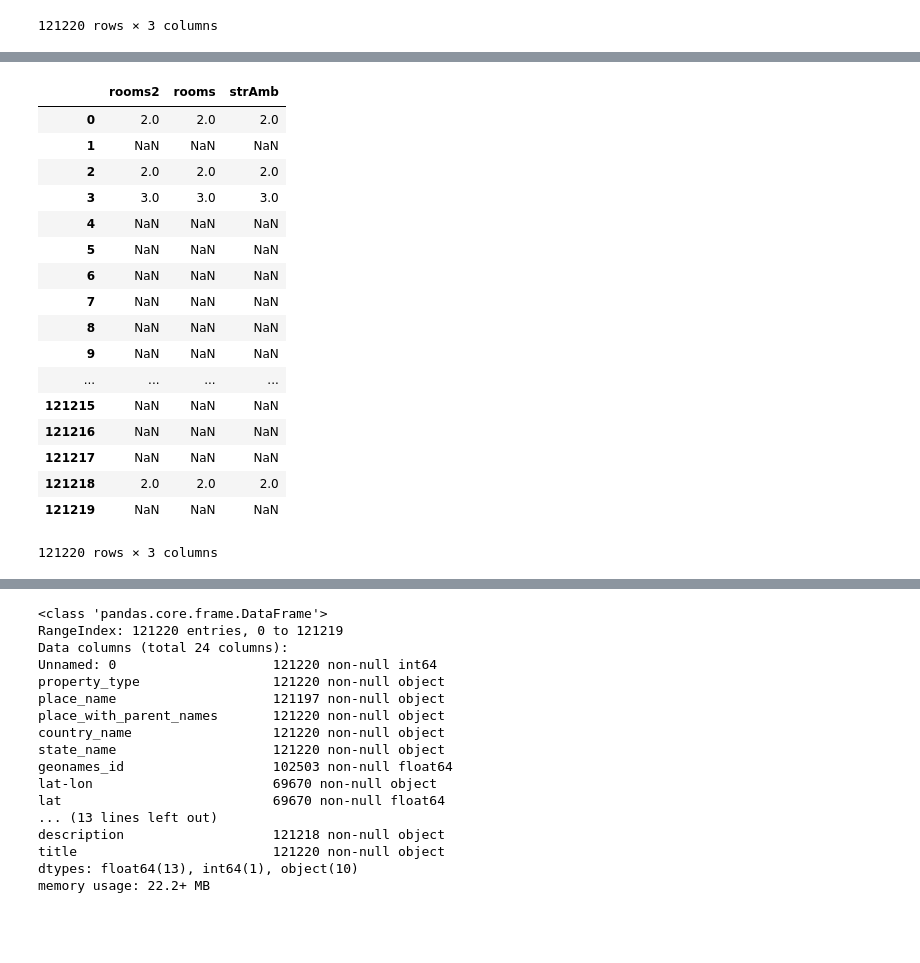
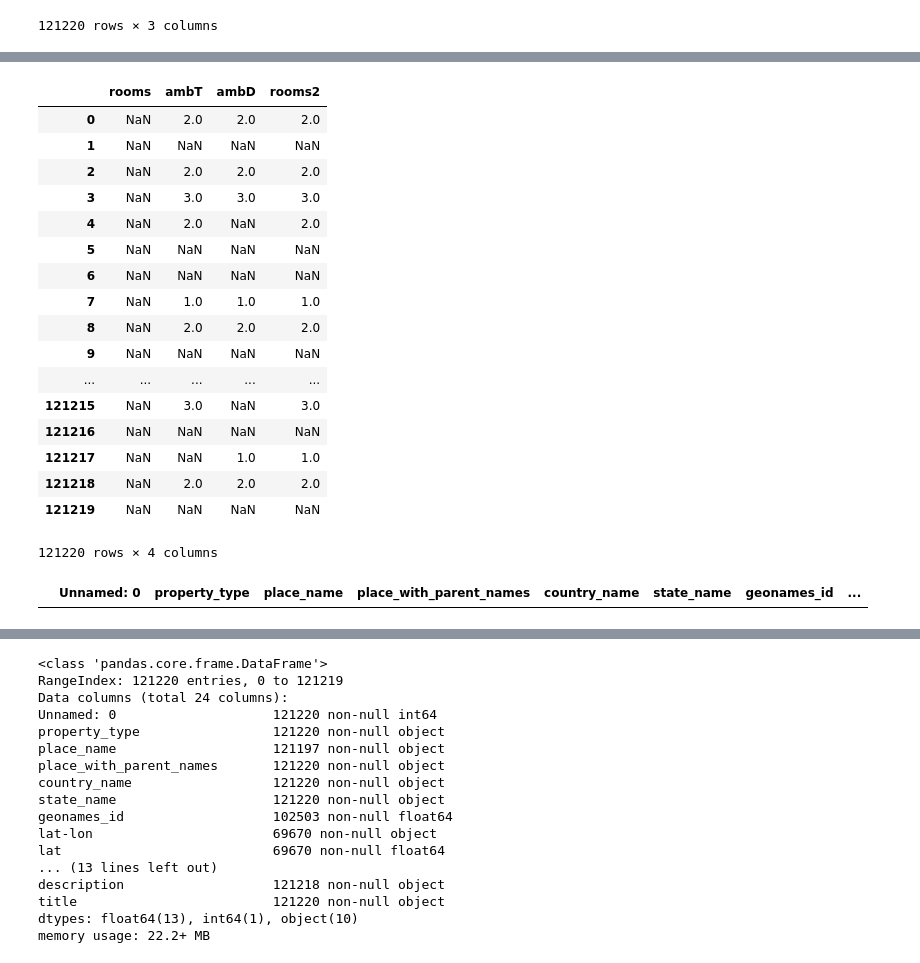
Before and after one commit to marxMT/dhGrupo8, a Jupyter notebook: Desafío 1 - Grupo 8.ipynb, the cells around one changed output, grey strips where cells are left out. Cells and saved outputs as stored; diff of their text form; code cells hidden in the pictures; blank space fills up the shorter version.

```diff
--- a/Desafío 1 - Grupo 8.ipynb
+++ b/Desafío 1 - Grupo 8.ipynb
@@ -293,3 +357,4 @@ df['strAmb'] = df['strAmb'].astype(float)
 # %%
 #Antes de hacer la actualización masiva, hacemos una prueba en una columna nueva rooms2
-df['rooms2'] = (np.where( df['strAmb'] < 11 , df['strAmb'], df['rooms']))
+df['rooms2'] = (np.where( df['rooms'].isnull(), df['ambT'], df['rooms']))
+df['rooms2'] = (np.where( df['rooms2'].isnull(), df['ambD'], df['rooms2']))
@@ -318,25 +361,30 @@ df.loc[:,['rooms2','rooms','strAmb']]
+# %%
+#Vemos que se cuumple la prioridad definida:
+df.loc[:,['rooms','ambT','ambD','rooms2']]
+# %% [output]
+|  | rooms | ambT | ambD | rooms2 |
+| 0 | NaN | 2.0 | 2.0 | 2.0 |
+| 1 | NaN | NaN | NaN | NaN |
+| 2 | NaN | 2.0 | 2.0 | 2.0 |
+| 3 | NaN | 3.0 | 3.0 | 3.0 |
+| 4 | NaN | 2.0 | NaN | 2.0 |
+| 5 | NaN | NaN | NaN | NaN |
+| 6 | NaN | NaN | NaN | NaN |
+| 7 | NaN | 1.0 | 1.0 | 1.0 |
+| 8 | NaN | 2.0 | 2.0 | 2.0 |
+| 9 | NaN | NaN | NaN | NaN |
+| ... | ... | ... | ... | ... |
+| 121215 | NaN | 3.0 | NaN | 3.0 |
+| 121216 | NaN | NaN | NaN | NaN |
+| 121217 | NaN | NaN | 1.0 | 1.0 |
+| 121218 | NaN | 2.0 | 2.0 | 2.0 |
+| 121219 | NaN | NaN | NaN | NaN |
+121220 rows × 4 columns
 # %%
 #Ahora hacemos la actualización en el campo rooms:
 df['rooms'].fillna(value=df['rooms2'],inplace = True)
 # %%
 #Valido que se haya reemplazado en forma correcta
-df.loc[:,['rooms2','rooms','strAmb']]
+df[(df['rooms'] != df['rooms2']) & (df['rooms'].notnull())]
 # %% [output]
-|  | rooms2 | rooms | strAmb |
-| 0 | 2.0 | 2.0 | 2.0 |
-| 1 | NaN | NaN | NaN |
-| 2 | 2.0 | 2.0 | 2.0 |
-| 3 | 3.0 | 3.0 | 3.0 |
-| 4 | NaN | NaN | NaN |
-| 5 | NaN | NaN | NaN |
-| 6 | NaN | NaN | NaN |
-| 7 | NaN | NaN | NaN |
-| 8 | NaN | NaN | NaN |
-| 9 | NaN | NaN | NaN |
-| ... | ... | ... | ... |
-| 121215 | NaN | NaN | NaN |
-| 121216 | NaN | NaN | NaN |
-| 121217 | NaN | NaN | NaN |
-| 121218 | 2.0 | 2.0 | 2.0 |
-| 121219 | NaN | NaN | NaN |
+|  | Unnamed: 0 | property_type | place_name | place_with_parent_names | country_name | state_name | geonames_id | ... |
-121220 rows × 3 columns
```
Also changed, not shown: parts of 39 cells of this notebook.
